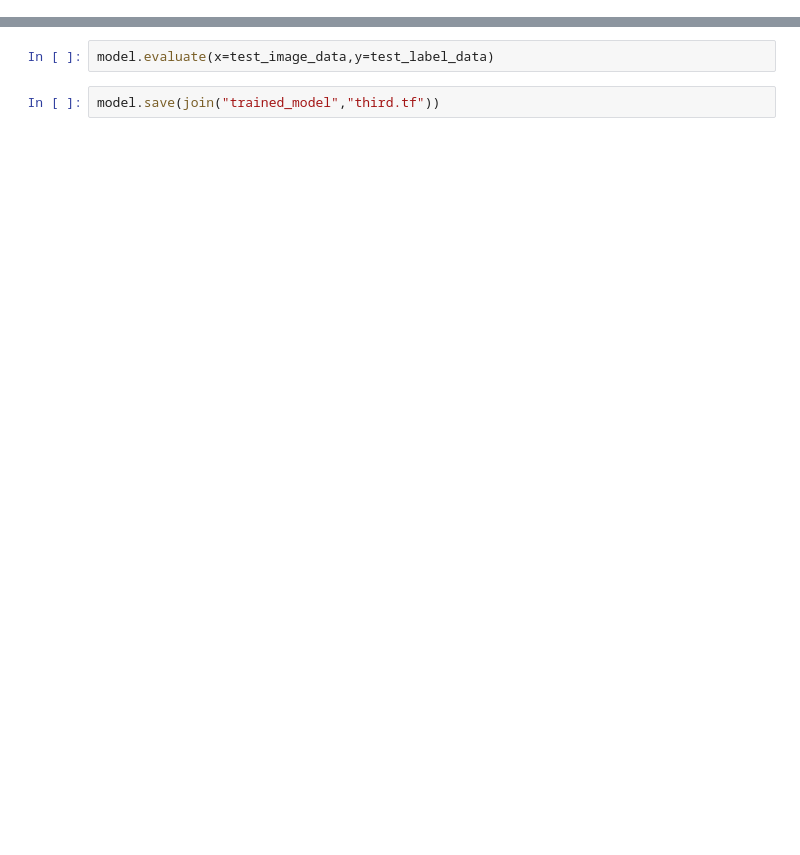
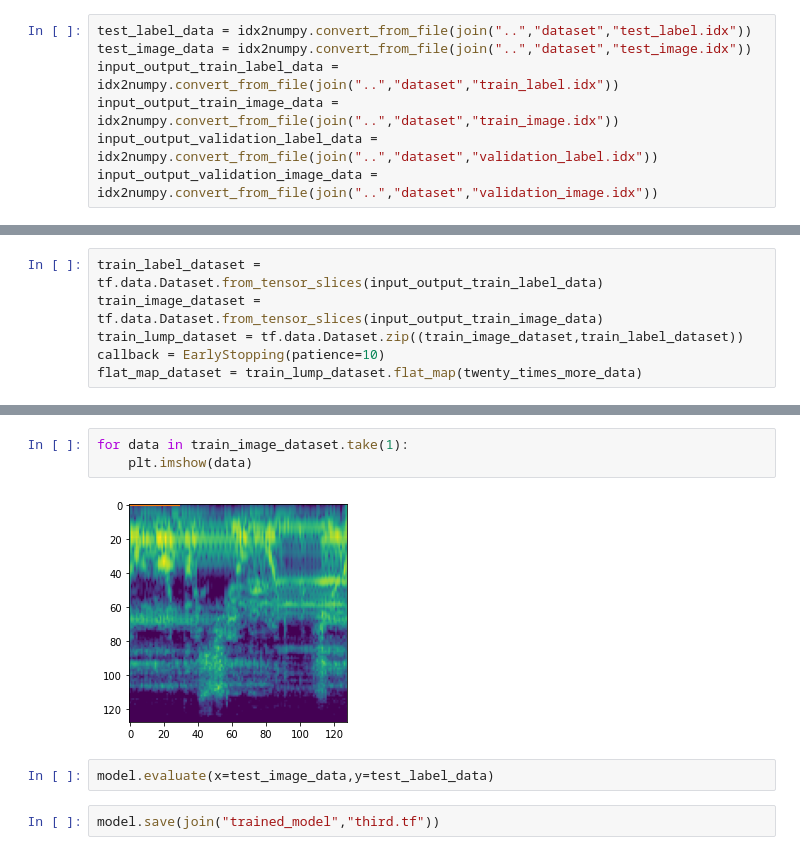
Before and after one commit to CombNITNC/procon2022_comp, a Jupyter notebook: ml/compile_data_entry.ipynb, the cells around one changed output, grey strips where cells are left out. Drawn from its saved outputs; the diff is of its cells as text; blank space fills up the shorter version.

```diff
--- a/ml/compile_data_entry.ipynb
+++ b/ml/compile_data_entry.ipynb
@@ -1 +15,8 @@
+# %%
+test_label_data = idx2numpy.convert_from_file(join("..","dataset","test_label.idx"))
+test_image_data = idx2numpy.convert_from_file(join("..","dataset","test_image.idx"))
+input_output_train_label_data = idx2numpy.convert_from_file(join("..","dataset","train_label.idx"))
+input_output_train_image_data = idx2numpy.convert_from_file(join("..","dataset","train_image.idx"))
+input_output_validation_label_data = idx2numpy.convert_from_file(join("..","dataset","validation_label.idx"))
+input_output_validation_image_data = idx2numpy.convert_from_file(join("..","dataset","validation_image.idx"))
 # %%
@@ -31,0 +27,6 @@ test_image_data = idx2numpy.convert_from_file(join("..","dataset","test_image.id
+# %%
+train_label_dataset = tf.data.Dataset.from_tensor_slices(input_output_train_label_data)
+train_image_dataset = tf.data.Dataset.from_tensor_slices(input_output_train_image_data)
+train_lump_dataset = tf.data.Dataset.zip((train_image_dataset,train_label_dataset))
+callback = EarlyStopping(patience=10)
+flat_map_dataset = train_lump_dataset.flat_map(twenty_times_more_data)
@@ -32,3 +41,8 @@ test_image_data = idx2numpy.convert_from_file(join("..","dataset","test_image.id
+# %%
+for data in train_image_dataset.take(1):
+    plt.imshow(data)
+# %% [output]
+[figure, added]
 # %%
 model.evaluate(x=test_image_data,y=test_label_data)
 # %%
```
Also changed, not shown: parts of 5 cells of this notebook.
